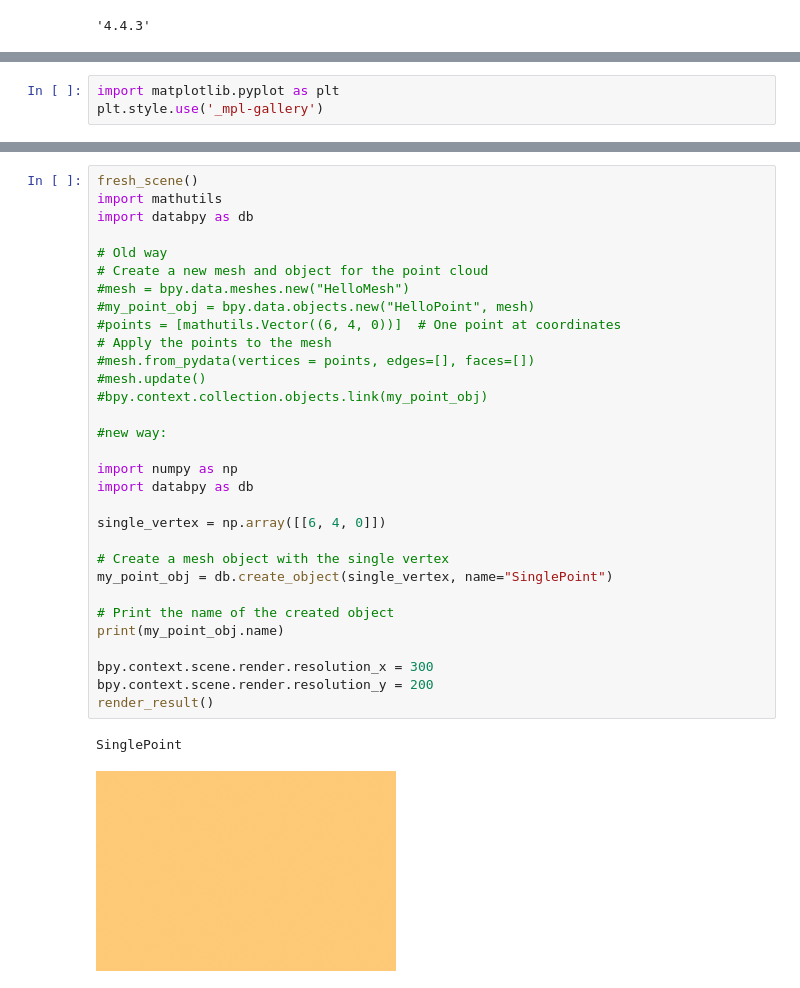
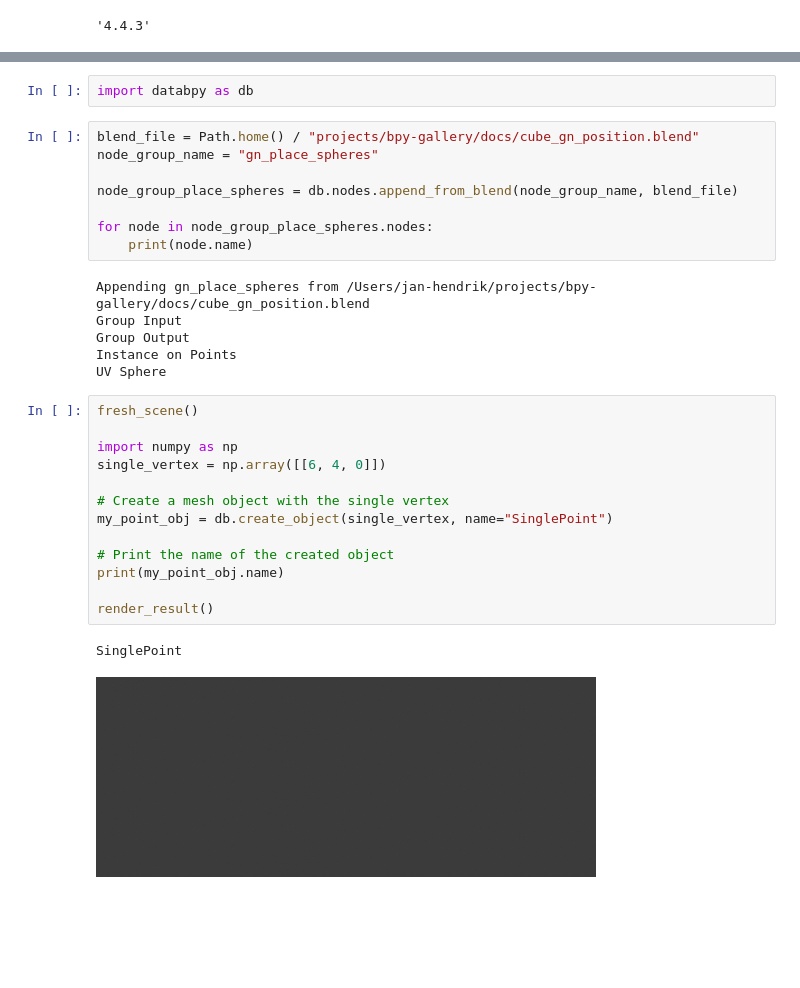
Before and after one commit to kolibril13/bpy-gallery, a Jupyter notebook: docs/n2data_simple.ipynb, the cells around one changed output, grey strips where cells are left out. Cells and saved outputs as stored; diff of their text form; blank space fills up the shorter version.

Commit message:
simple data notebook

```diff
--- a/docs/n2data_simple.ipynb
+++ b/docs/n2data_simple.ipynb
@@ -78,3 +7,0 @@ shape: (5, 2)
-# %%
-import matplotlib.pyplot as plt
-plt.style.use('_mpl-gallery')
@@ -193,37 +49,35 @@ UV Sphere
+# %%
+import databpy as db
+# %%
+blend_file = Path.home() / "projects/bpy-gallery/docs/cube_gn_position.blend"
+node_group_name = "gn_place_spheres"
+
+node_group_place_spheres = db.nodes.append_from_blend(node_group_name, blend_file)
+
+for node in node_group_place_spheres.nodes:
+    print(node.name)
+# %% [output]
+Appending gn_place_spheres from /Users/jan-hendrik/projects/bpy-gallery/docs/cube_gn_position.blend
+Group Input
+Group Output
+Instance on Points
+UV Sphere
 # %%
 fresh_scene()
-import mathutils
-import databpy as db
-
-# Old way
-# Create a new mesh and object for the point cloud
-#mesh = bpy.data.meshes.new("HelloMesh")
-#my_point_obj = bpy.data.objects.new("HelloPoint", mesh)
-#points = [mathutils.Vector((6, 4, 0))]  # One point at coordinates
-# Apply the points to the mesh
-#mesh.from_pydata(vertices = points, edges=[], faces=[])
-#mesh.update()
-#bpy.context.collection.objects.link(my_point_obj)
-
-#new way:
 
 import numpy as np
-import databpy as db
-
 single_vertex = np.array([[6, 4, 0]])
 
 # Create a mesh object with the single vertex
 my_point_obj = db.create_object(single_vertex, name="SinglePoint")
 
 # Print the name of the created object
 print(my_point_obj.name)
 
-bpy.context.scene.render.resolution_x = 300
-bpy.context.scene.render.resolution_y = 200
 render_result()
 # %% [output]
 SinglePoint
-[figure, old version]
+[figure, new version]
 # %%
 modifier = my_point_obj.modifiers.new(name="GeometryNodes", type='NODES')
 modifier.node_group = node_group_place_spheres
```
Also changed, not shown: parts of 25 cells of this notebook.
